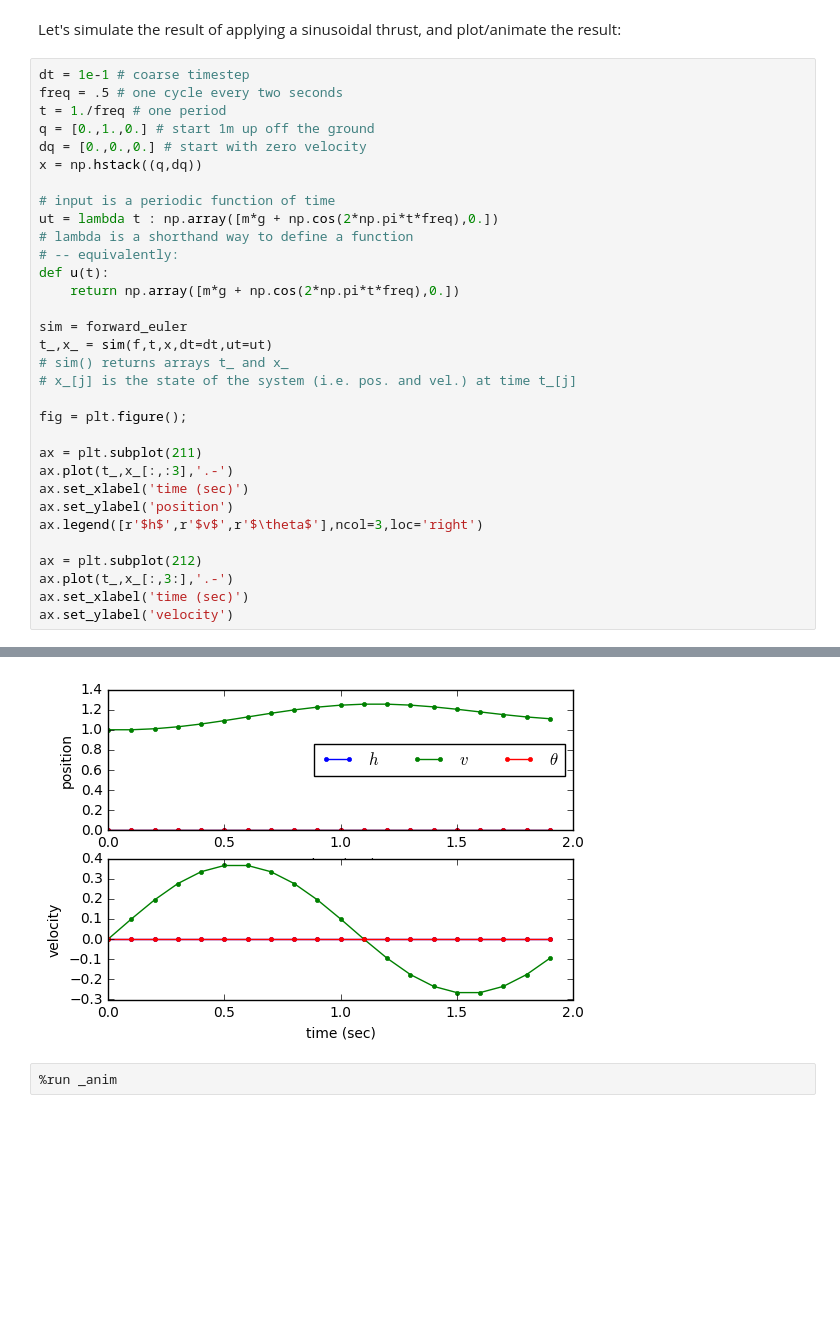
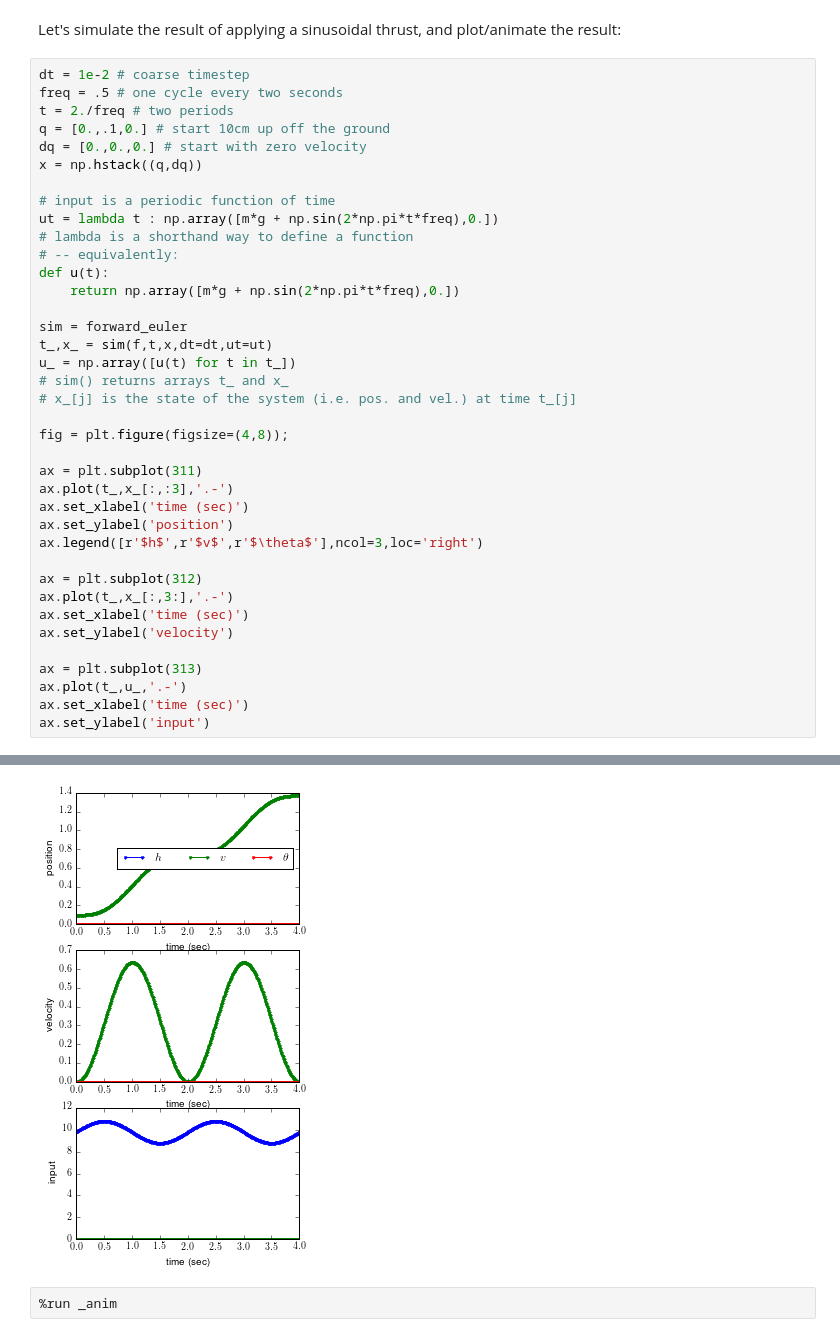
Before and after one commit to sburden/547-16fa, a Jupyter notebook: _demo-quadrotor.ipynb, the cells around one changed output, grey strips where cells are left out. Cells and saved outputs as stored; diff of their text form; blank space fills up the shorter version.

```diff
--- a/_demo-quadrotor.ipynb
+++ b/_demo-quadrotor.ipynb
@@ -52,40 +54,46 @@ f(x0) = [ 0.  0.  0.  0.  0.  0.]
 # %% [markdown]
 Let's simulate the result of applying a sinusoidal thrust, and plot/animate the result:
 # %%
-dt = 1e-1 # coarse timestep
+dt = 1e-2 # coarse timestep
 freq = .5 # one cycle every two seconds
-t = 1./freq # one period
-q = [0.,1.,0.] # start 1m up off the ground
+t = 2./freq # two periods
+q = [0.,.1,0.] # start 10cm up off the ground
 dq = [0.,0.,0.] # start with zero velocity
 x = np.hstack((q,dq))
 
 # input is a periodic function of time
-ut = lambda t : np.array([m*g + np.cos(2*np.pi*t*freq),0.])
+ut = lambda t : np.array([m*g + np.sin(2*np.pi*t*freq),0.])
 # lambda is a shorthand way to define a function
 # -- equivalently:
 def u(t):
-    return np.array([m*g + np.cos(2*np.pi*t*freq),0.])
+    return np.array([m*g + np.sin(2*np.pi*t*freq),0.])
 
 sim = forward_euler
 t_,x_ = sim(f,t,x,dt=dt,ut=ut)
+u_ = np.array([u(t) for t in t_])
 # sim() returns arrays t_ and x_
 # x_[j] is the state of the system (i.e. pos. and vel.) at time t_[j]
 
-fig = plt.figure();
+fig = plt.figure(figsize=(4,8));
 
-ax = plt.subplot(211)
+ax = plt.subplot(311)
 ax.plot(t_,x_[:,:3],'.-')
 ax.set_xlabel('time (sec)')
 ax.set_ylabel('position')
 ax.legend([r'$h$',r'$v$',r'$\theta$'],ncol=3,loc='right')
 
-ax = plt.subplot(212)
+ax = plt.subplot(312)
 ax.plot(t_,x_[:,3:],'.-')
 ax.set_xlabel('time (sec)')
 ax.set_ylabel('velocity')
+
+ax = plt.subplot(313)
+ax.plot(t_,u_,'.-')
+ax.set_xlabel('time (sec)')
+ax.set_ylabel('input')
 # %% [output]
 <matplotlib.text.Text at 0x...>
-[figure, old version]
+[figure, new version]
 # %%
 %run _anim
 # %%
```
Also changed, not shown: parts of 9 cells of this notebook, 1 other file.
